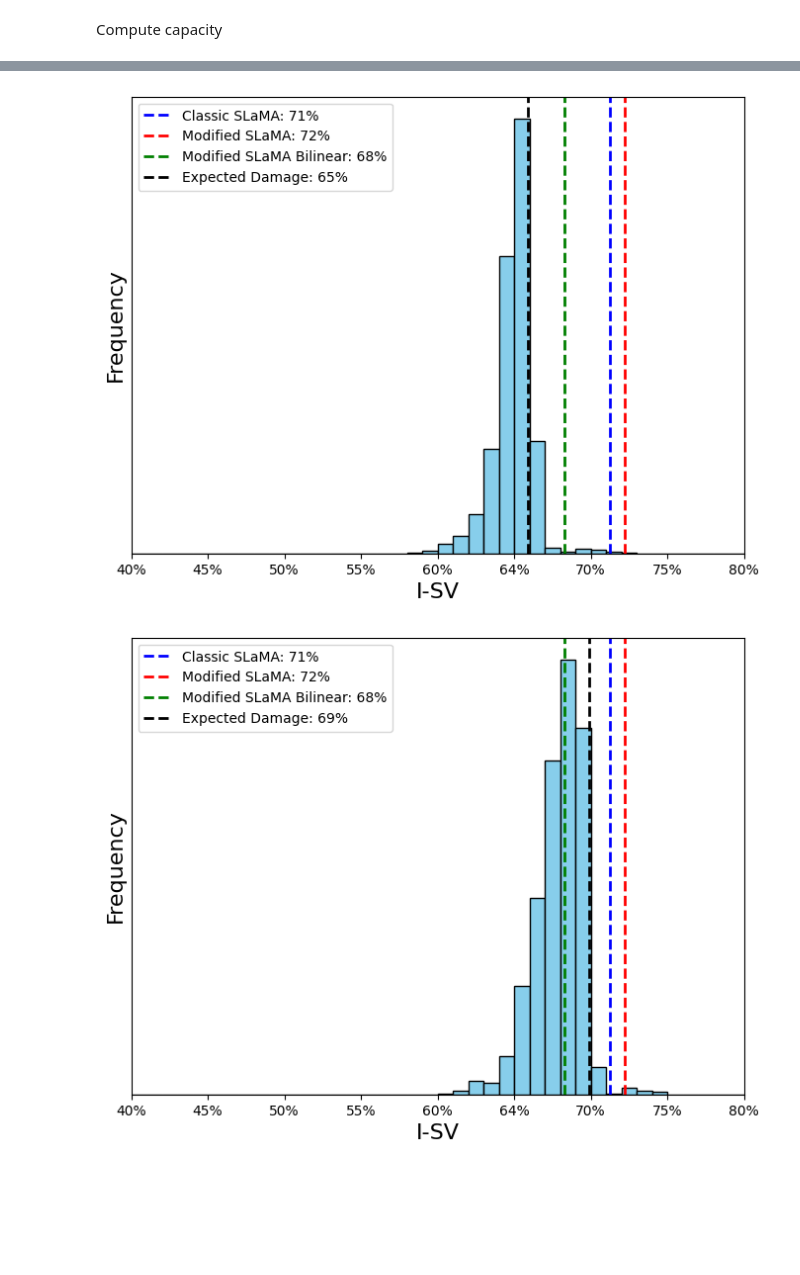
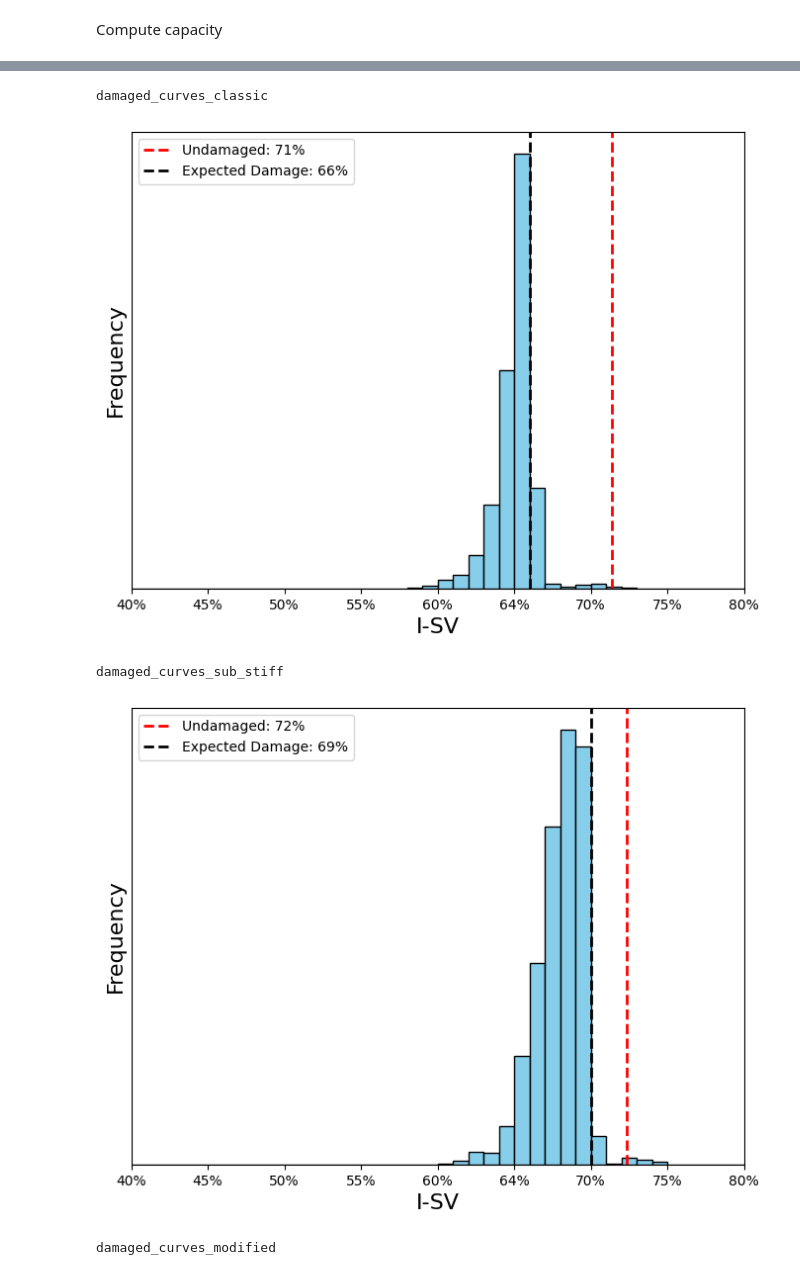
Before and after one commit to ChimieleCode/SLaMA_school, a Jupyter notebook: damaded_curves.ipynb, the cells around one changed output, grey strips where cells are left out. Cells and saved outputs as stored; diff of their text form; code cells hidden in the pictures; blank space fills up the shorter version.

```diff
--- a/damaded_curves.ipynb
+++ b/damaded_curves.ipynb
@@ -230,25 +252,40 @@ for kk, vv in modified_curves_dct.items():
 # %%
 isv_classic = isv_reference['classic_SLaMA']
 isv_modified = isv_reference['stiffness_SLaMA']
 isv_bilinear = isv_reference['stiffness_SLaMA_bil']
+
+# Plot ISV values\
+reference_isv = {
+    'damaged_curves_classic': 'classic_SLaMA',
+    'damaged_curves_sub_stiff': 'stiffness_SLaMA',
+    'damaged_curves_modified': 'stiffness_SLaMA',
+    'damaged_curves_sub_stiff_bil': 'stiffness_SLaMA_bil',
+    'damaged_curves_modified_bil': 'stiffness_SLaMA_bil'
+}
+
 for key, values in isv_values.items():
     plt.figure(figsize=(8, 6))
     bin_size = 0.01
     bins = np.arange(0, 1 + bin_size, bin_size)
     plt.hist(values, bins=bins, color='skyblue', edgecolor='black')
-    plt.axvline(isv_classic + bin_size / 2, color='blue', linestyle='--', linewidth=2, label=f'Classic SLaMA: {isv_classic:.0%}')
-    plt.axvline(isv_modified + bin_size / 2, color='red', linestyle='--', linewidth=2, label=f'Modified SLaMA: {isv_modified:.0%}')
-    plt.axvline(isv_bilinear + bin_size / 2, color='green', linestyle='--', linewidth=2, label=f'Modified SLaMA Bilinear: {isv_bilinear:.0%}')
+    print(key)
+    # plt.axvline(isv_classic + bin_size / 2, color='blue', linestyle='--', linewidth=2, label=f'Classic SLaMA: {isv_classic:.0%}')
+    isv = isv_reference[reference_isv[key]]
+    plt.axvline(isv + bin_size / 2, color='red', linestyle='--', linewidth=2, label=f'Undamaged: {isv:.0%}')
+    # plt.axvline(isv_bilinear + bin_size / 2, color='green', linestyle='--', linewidth=2, label=f'Modified SLaMA Bilinear: {isv_bilinear:.0%}')
     plt.axvline(values[0] + bin_size / 2, color='black', linestyle='--', linewidth=2, label=f'Expected Damage: {values[0]:.0%}')
 
     # plt.title(f'ISV Histogram: {key}', fontsize=16)
     plt.xlabel('I-SV', fontsize=16)
     plt.xlim(0.4, 0.8)
     plt.xticks(np.arange(0.4, 0.81, 0.05), [f"{int(x*100)}%" for x in np.arange(0.4, 0.81, 0.05)], fontsize=10)
     plt.ylabel('Frequency', fontsize=16)
     plt.yticks([])
     plt.legend()
     plt.show()
 # %% [output]
+damaged_curves_classic
-[figure, old version]
+[figure, new version]
+damaged_curves_sub_stiff
-[figure, old version]
+[figure, new version]
+damaged_curves_modified
```
Also changed, not shown: parts of 9 cells of this notebook, 3 other files.
